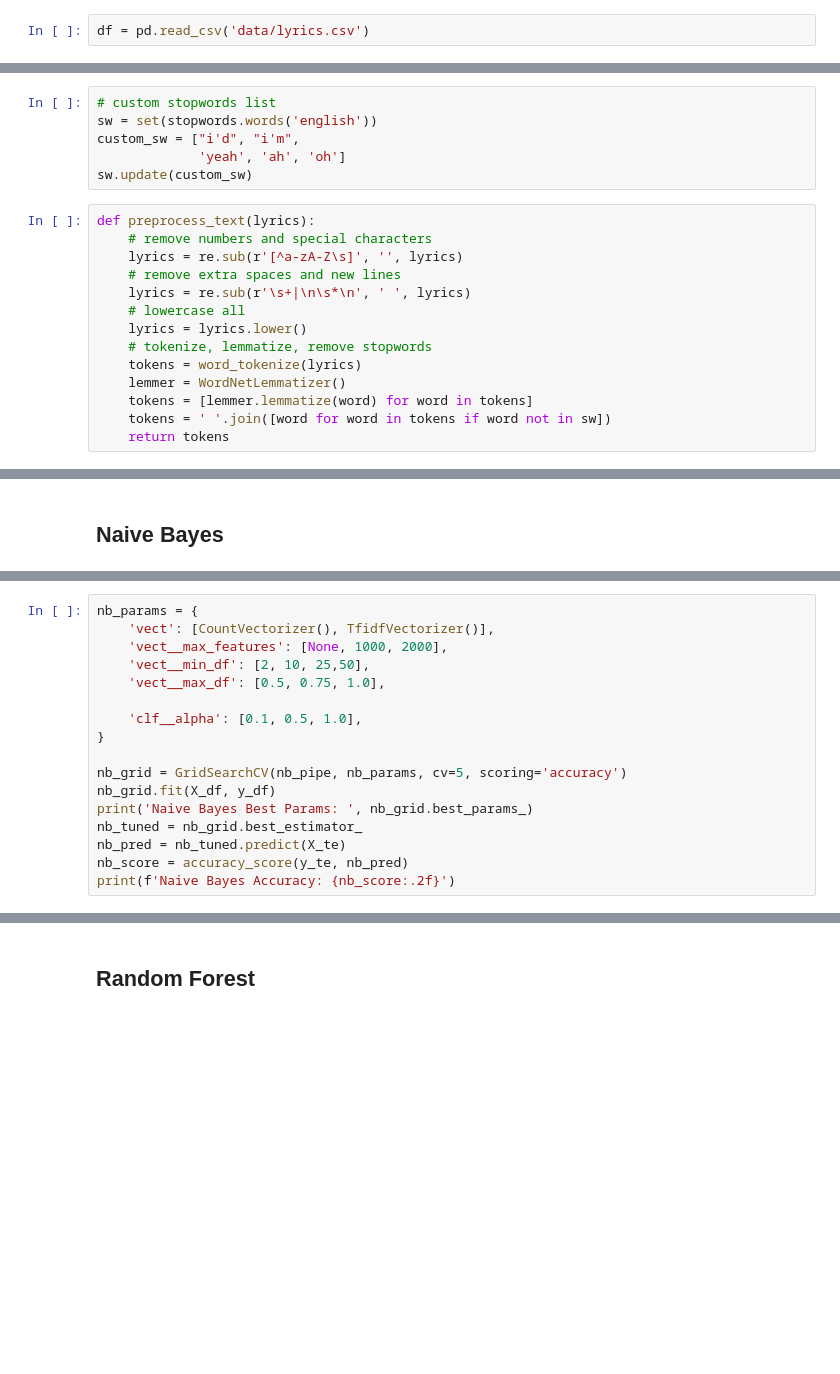
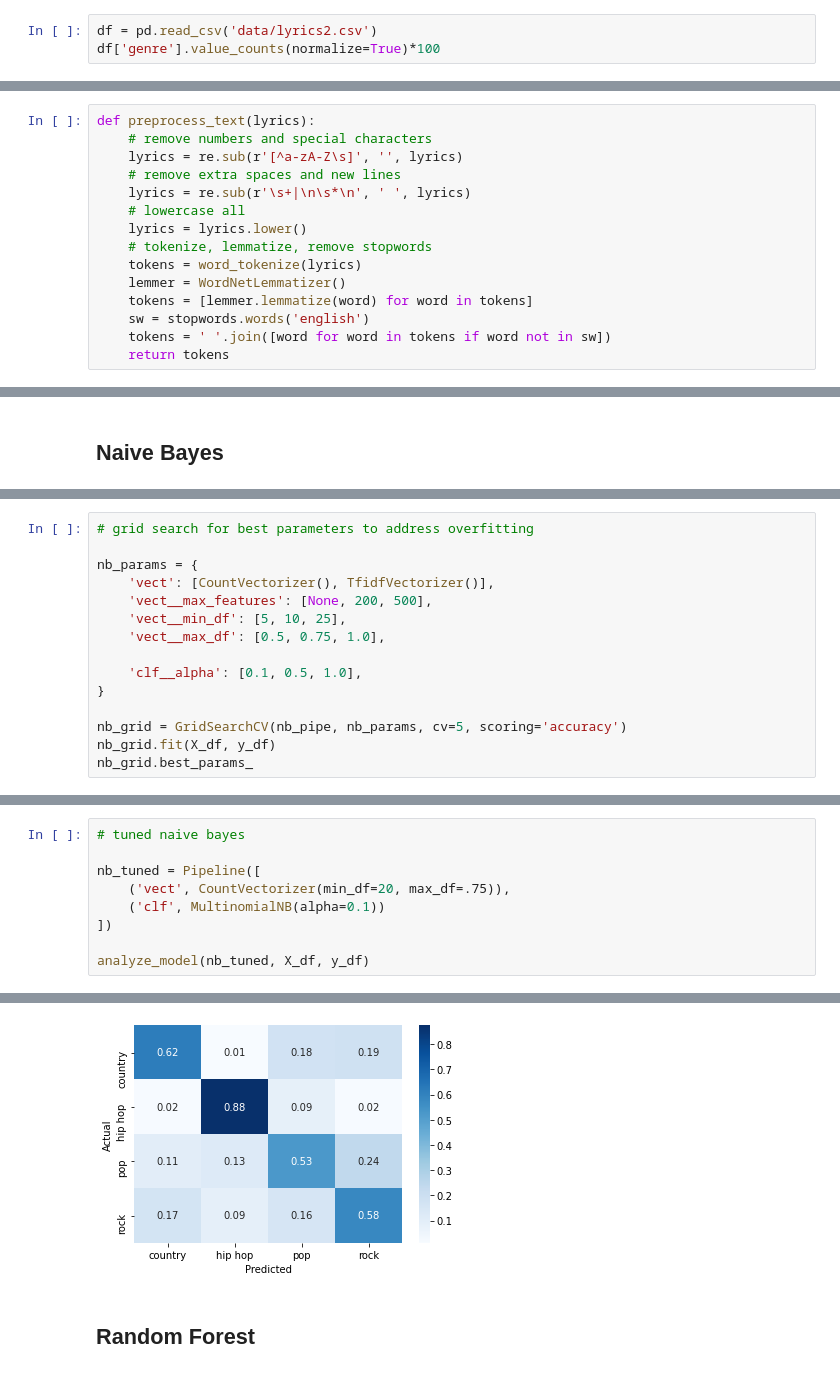
Before and after one commit to meghana-pakala/capstone, a Jupyter notebook: capstone.ipynb, the cells around one changed output, grey strips where cells are left out. Cells and saved outputs as stored; diff of their text form; blank space fills up the shorter version.

```diff
--- a/capstone.ipynb
+++ b/capstone.ipynb
@@ -57,2 +48,3 @@ from sklearn.tree import DecisionTreeClassifier
 # %%
-df = pd.read_csv('data/lyrics.csv')
+df = pd.read_csv('data/lyrics2.csv')
+df['genre'].value_counts(normalize=True)*100
@@ -59,9 +57,3 @@ df = pd.read_csv('data/lyrics.csv')
-# %%
-# custom stopwords list
-sw = set(stopwords.words('english'))
-custom_sw = ["i'd", "i'm",
-             'yeah', 'ah', 'oh']
-sw.update(custom_sw)
 # %%
 def preprocess_text(lyrics):
     # remove numbers and special characters
@@ -74,6 +66,7 @@ def preprocess_text(lyrics):
     tokens = word_tokenize(lyrics)
     lemmer = WordNetLemmatizer()
     tokens = [lemmer.lemmatize(word) for word in tokens]
+    sw = stopwords.words('english')
     tokens = ' '.join([word for word in tokens if word not in sw])
     return tokens
 # %%
@@ -159,8 +174,10 @@ Overall Accuracy: 0.60
 # %%
+# grid search for best parameters to address overfitting
+
 nb_params = {
     'vect': [CountVectorizer(), TfidfVectorizer()],
-    'vect__max_features': [None, 1000, 2000],
-    'vect__min_df': [2, 10, 25,50],
+    'vect__max_features': [None, 200, 500],
+    'vect__min_df': [5, 10, 25],
     'vect__max_df': [0.5, 0.75, 1.0],
 
     'clf__alpha': [0.1, 0.5, 1.0],
@@ -168,9 +185,5 @@ nb_params = {
 
 nb_grid = GridSearchCV(nb_pipe, nb_params, cv=5, scoring='accuracy')
 nb_grid.fit(X_df, y_df)
-print('Naive Bayes Best Params: ', nb_grid.best_params_)
-nb_tuned = nb_grid.best_estimator_
-nb_pred = nb_tuned.predict(X_te)
-nb_score = accuracy_score(y_te, nb_pred)
-print(f'Naive Bayes Accuracy: {nb_score:.2f}')
+nb_grid.best_params_
 # %% [output]
@@ -184,0 +191,10 @@ Naive Bayes Accuracy: 0.91
+# %%
+# tuned naive bayes
+
+nb_tuned = Pipeline([
+    ('vect', CountVectorizer(min_df=20, max_df=.75)),
+    ('clf', MultinomialNB(alpha=0.1))
+])
+
+analyze_model(nb_tuned, X_df, y_df)
+# %% [output]
@@ -185,3 +218,4 @@ Naive Bayes Accuracy: 0.91
+[figure, added]
 # %% [markdown]
 ## Random Forest
 # %%
```
Also changed, not shown: parts of 14 cells of this notebook, 8 other files.
